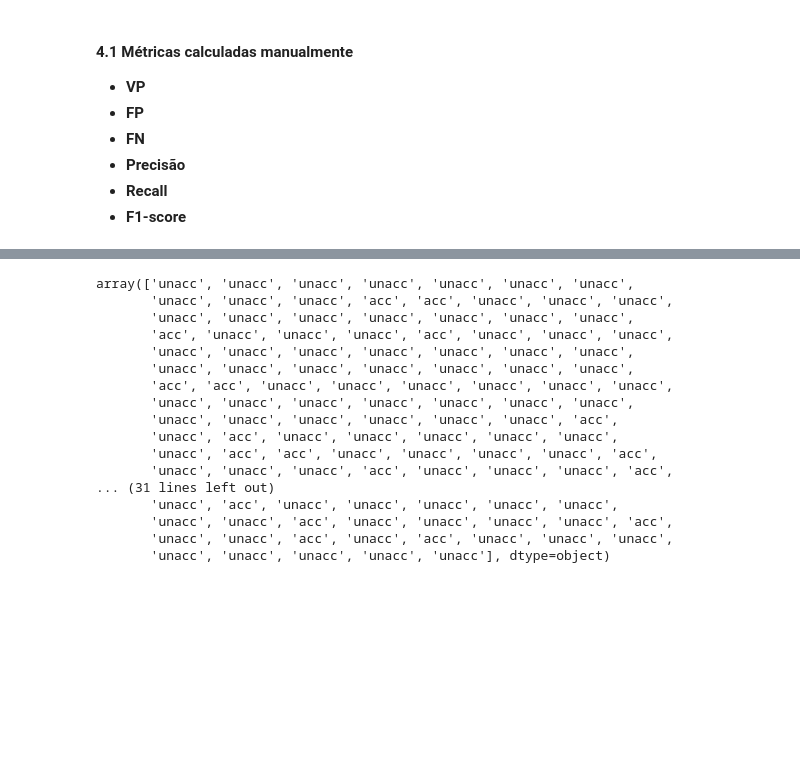
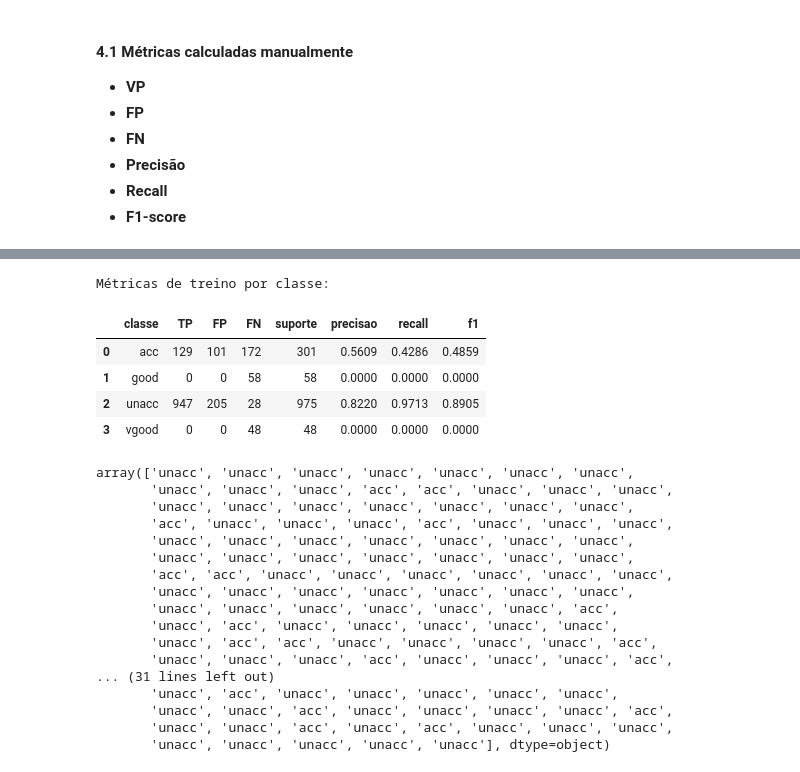
Before and after one commit to rodrigomotta01/Sistema-Especialista-IA, a Jupyter notebook: sistema_especialistaIA.ipynb, the cells around one changed output, grey strips where cells are left out. Saved outputs shown, nothing was run; the diff lists cells and outputs as text; code cells hidden in the pictures; blank space fills up the shorter version.

Commit message:
feat: comparação das métricas de treino e teste

```diff
--- a/sistema_especialistaIA.ipynb
+++ b/sistema_especialistaIA.ipynb
@@ -269,3 +266,77 @@ Matriz de confusão:
  [  5   0   6   0]
  [  7   0 228   0]
  [ 17   0   0   0]]
+# %%
+from sklearn.metrics import confusion_matrix
+
+
+def calcular_metricas_por_classe(y_true, y_pred, labels):
+    cm_local = confusion_matrix(y_true, y_pred, labels=labels)
+    rows = []
+
+    for index, label in enumerate(labels):
+        tp = cm_local[index, index]
+        fp = cm_local[:, index].sum() - tp
+        fn = cm_local[index, :].sum() - tp
+        support = cm_local[index, :].sum()
+
+        precision = tp / (tp + fp) if (tp + fp) > 0 else 0.0
+        recall = tp / (tp + fn) if (tp + fn) > 0 else 0.0
+        f1_score_manual = (
+            2 * precision * recall / (precision + recall)
+            if (precision + recall) > 0
+            else 0.0
+        )
+
+        rows.append({
+            "classe": label,
+            "TP": tp,
+            "FP": fp,
+            "FN": fn,
+            "suporte": support,
+            "precisao": precision,
+            "recall": recall,
+            "f1": f1_score_manual,
+        })
+
+    metrics = pd.DataFrame(rows)
+    metrics[["precisao", "recall", "f1"]] = metrics[["precisao", "recall", "f1"]].round(4)
+    macro = metrics[["precisao", "recall", "f1"]].mean()
+    accuracy = np.trace(cm_local) / cm_local.sum()
+
+    return cm_local, metrics, macro, accuracy
+
+
+train_pred = model.predict(X_train)
+cm_train, train_metrics_df, train_macro, train_accuracy = calcular_metricas_por_classe(
+    y_train,
+    train_pred,
+    labels,
+)
+
+test_macro = metrics_df[["precisao", "recall", "f1"]].mean()
+test_accuracy = np.trace(cm) / cm.sum()
+
+comparison_df = pd.DataFrame([
+    {
+        "conjunto": "treino",
+        "acuracia": train_accuracy,
+        "precisao_macro": train_macro["precisao"],
+        "recall_macro": train_macro["recall"],
+        "f1_macro": train_macro["f1"],
+    },
+    {
+        "conjunto": "teste",
+        "acuracia": test_accuracy,
+        "precisao_macro": test_macro["precisao"],
+        "recall_macro": test_macro["recall"],
+        "f1_macro": test_macro["f1"],
+    },
+]).round(4)
+
+print("Comparação entre treino e teste:")
+display(comparison_df)
+
+print("\nMétricas de treino por classe:")
+display(train_metrics_df)
+# %% [output]
@@ -272,3 +347,9 @@ Matriz de confusão:
+Métricas de treino por classe:
+|  | classe | TP | FP | FN | suporte | precisao | recall | f1 |
+| 0 | acc | 129 | 101 | 172 | 301 | 0.5609 | 0.4286 | 0.4859 |
+| 1 | good | 0 | 0 | 58 | 58 | 0.0000 | 0.0000 | 0.0000 |
+| 2 | unacc | 947 | 205 | 28 | 975 | 0.8220 | 0.9713 | 0.8905 |
+| 3 | vgood | 0 | 0 | 48 | 48 | 0.0000 | 0.0000 | 0.0000 |
 # %%
 y_pred = model.predict(X_test)
 # %%
```
Also changed, not shown: parts of 6 cells of this notebook.
